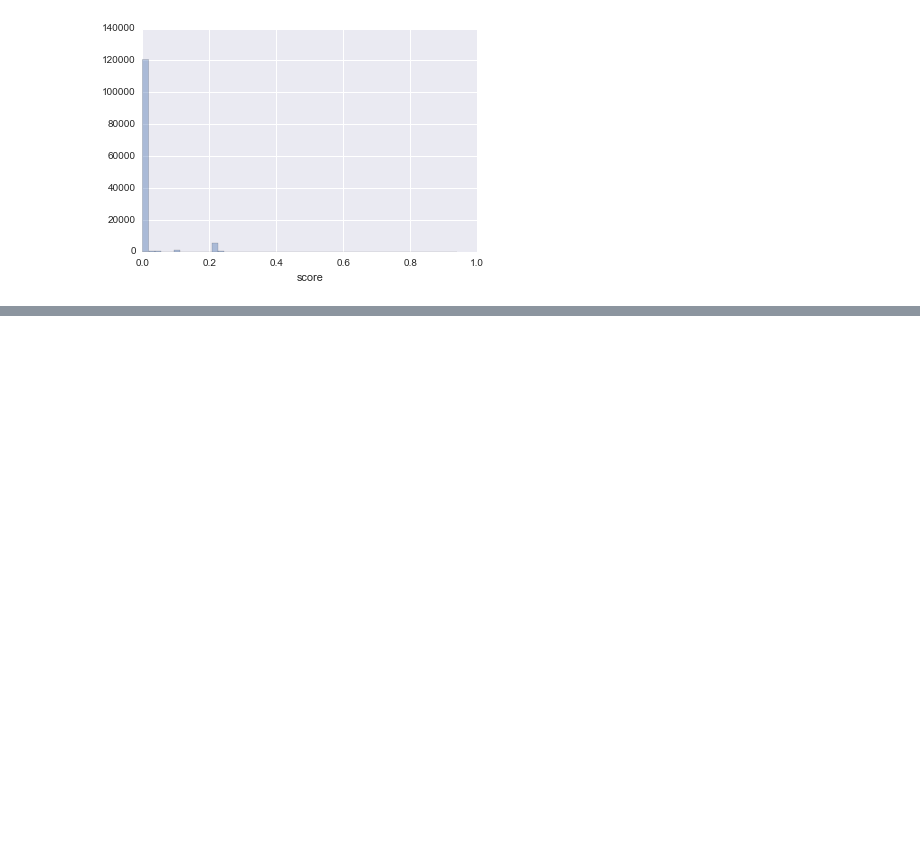
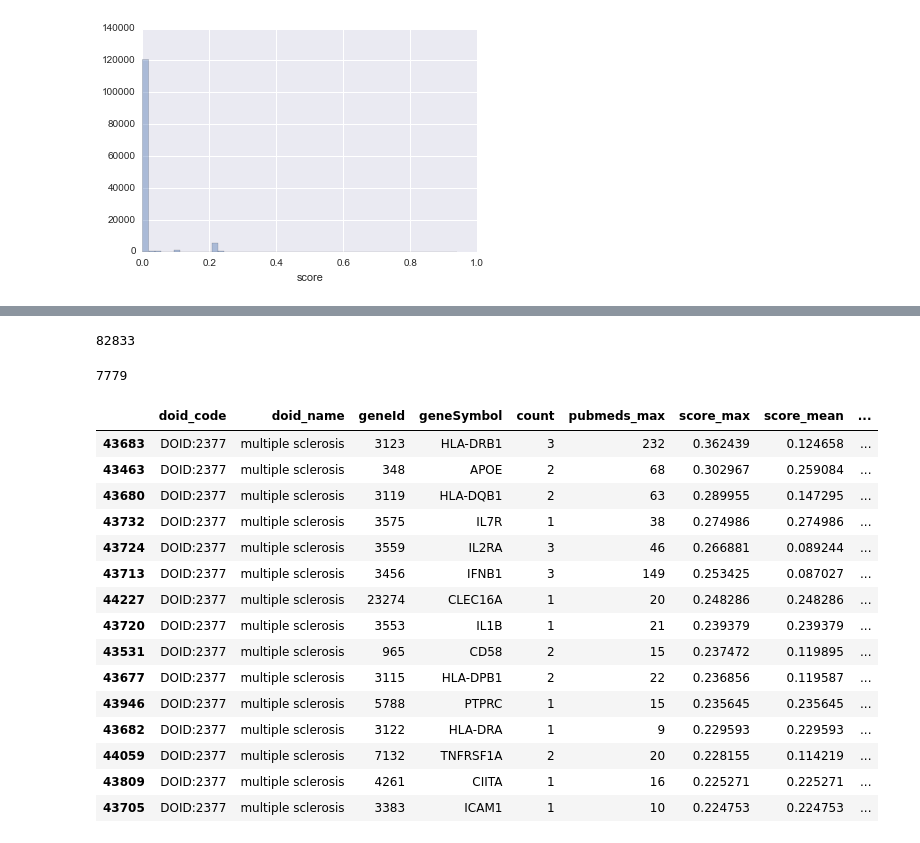
Before and after one commit to dhimmel/disgenet, a Jupyter notebook: disgenet.ipynb, the cells around one changed output, grey strips where cells are left out. Drawn from its saved outputs; the diff is of its cells as text; code cells hidden in the pictures; blank space fills up the shorter version.

```diff
--- a/disgenet.ipynb
+++ b/disgenet.ipynb
@@ -52,3 +49,21 @@ all_df.doid_code.nunique()
 seaborn.distplot(all_df.score, kde=False);
 # %% [output]
 [figure]
+# %%
+def consolidator(df):
+    """Consolidate rows of all_df"""
+    series = pandas.Series()
+    series['count'] = len(df)
+    series['pubmeds_max'] = df.NumberOfPubmeds.max()
+    series['score_max'] = df.score.max()
+    series['score_mean'] = df.score.mean()
+    for column in ['associationType', 'source']:
+        values = set()
+        for x in df[column]:
+            values.update(x.split(', '))
+        series[column] = '|'.join(sorted(values))
+    return series
+
+consolidated_df = all_df.groupby(['doid_code', 'doid_name', 'geneId', 'geneSymbol']).apply(consolidator).reset_index()
+consolidated_df = consolidated_df.sort(['doid_code', 'score_max'], ascending=[True, False])
+consolidated_df.head(2)
@@ -54,0 +76,28 @@ seaborn.distplot(all_df.score, kde=False);
+# %%
+len(consolidated_df)
+# %% [output]
+82833
+# %%
+hps_df = consolidated_df[consolidated_df.score_max >= 0.06]
+len(hps_df)
+# %% [output]
+7779
+# %%
+hps_df.query("doid_name == 'multiple sclerosis'").head(15)
+# %% [output]
+|  | doid_code | doid_name | geneId | geneSymbol | count | pubmeds_max | score_max | score_mean | ... |
+| 43683 | DOID:2377 | multiple sclerosis | 3123 | HLA-DRB1 | 3 | 232 | 0.362439 | 0.124658 | ... |
+| 43463 | DOID:2377 | multiple sclerosis | 348 | APOE | 2 | 68 | 0.302967 | 0.259084 | ... |
+| 43680 | DOID:2377 | multiple sclerosis | 3119 | HLA-DQB1 | 2 | 63 | 0.289955 | 0.147295 | ... |
+| 43732 | DOID:2377 | multiple sclerosis | 3575 | IL7R | 1 | 38 | 0.274986 | 0.274986 | ... |
+| 43724 | DOID:2377 | multiple sclerosis | 3559 | IL2RA | 3 | 46 | 0.266881 | 0.089244 | ... |
+| 43713 | DOID:2377 | multiple sclerosis | 3456 | IFNB1 | 3 | 149 | 0.253425 | 0.087027 | ... |
+| 44227 | DOID:2377 | multiple sclerosis | 23274 | CLEC16A | 1 | 20 | 0.248286 | 0.248286 | ... |
+| 43720 | DOID:2377 | multiple sclerosis | 3553 | IL1B | 1 | 21 | 0.239379 | 0.239379 | ... |
+| 43531 | DOID:2377 | multiple sclerosis | 965 | CD58 | 2 | 15 | 0.237472 | 0.119895 | ... |
+| 43677 | DOID:2377 | multiple sclerosis | 3115 | HLA-DPB1 | 2 | 22 | 0.236856 | 0.119587 | ... |
+| 43946 | DOID:2377 | multiple sclerosis | 5788 | PTPRC | 1 | 15 | 0.235645 | 0.235645 | ... |
+| 43682 | DOID:2377 | multiple sclerosis | 3122 | HLA-DRA | 1 | 9 | 0.229593 | 0.229593 | ... |
+| 44059 | DOID:2377 | multiple sclerosis | 7132 | TNFRSF1A | 2 | 20 | 0.228155 | 0.114219 | ... |
+| 43809 | DOID:2377 | multiple sclerosis | 4261 | CIITA | 1 | 16 | 0.225271 | 0.225271 | ... |
+| 43705 | DOID:2377 | multiple sclerosis | 3383 | ICAM1 | 1 | 10 | 0.224753 | 0.224753 | ... |
```
Also changed, not shown: parts of 6 cells of this notebook, 3 other files.
